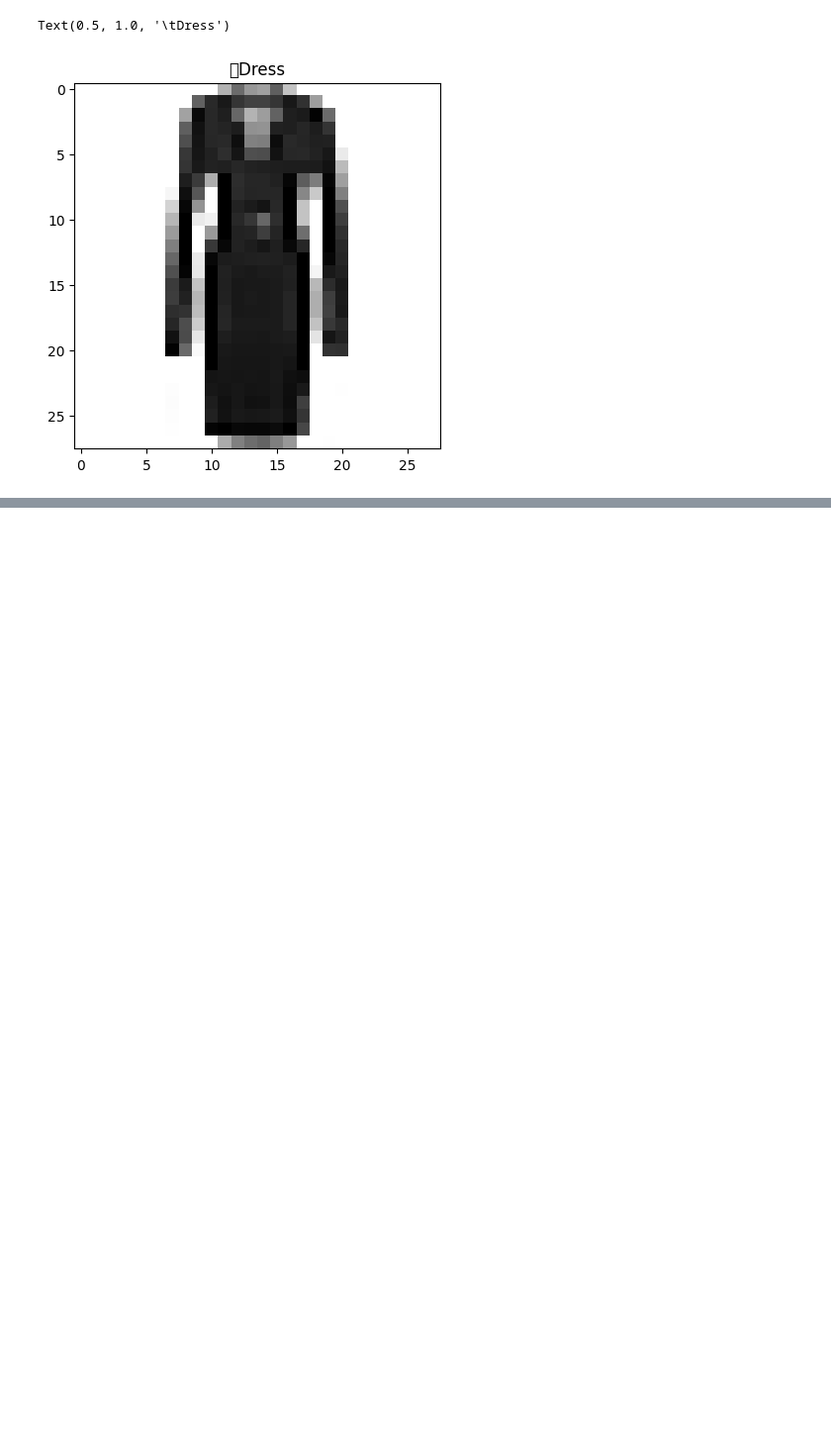
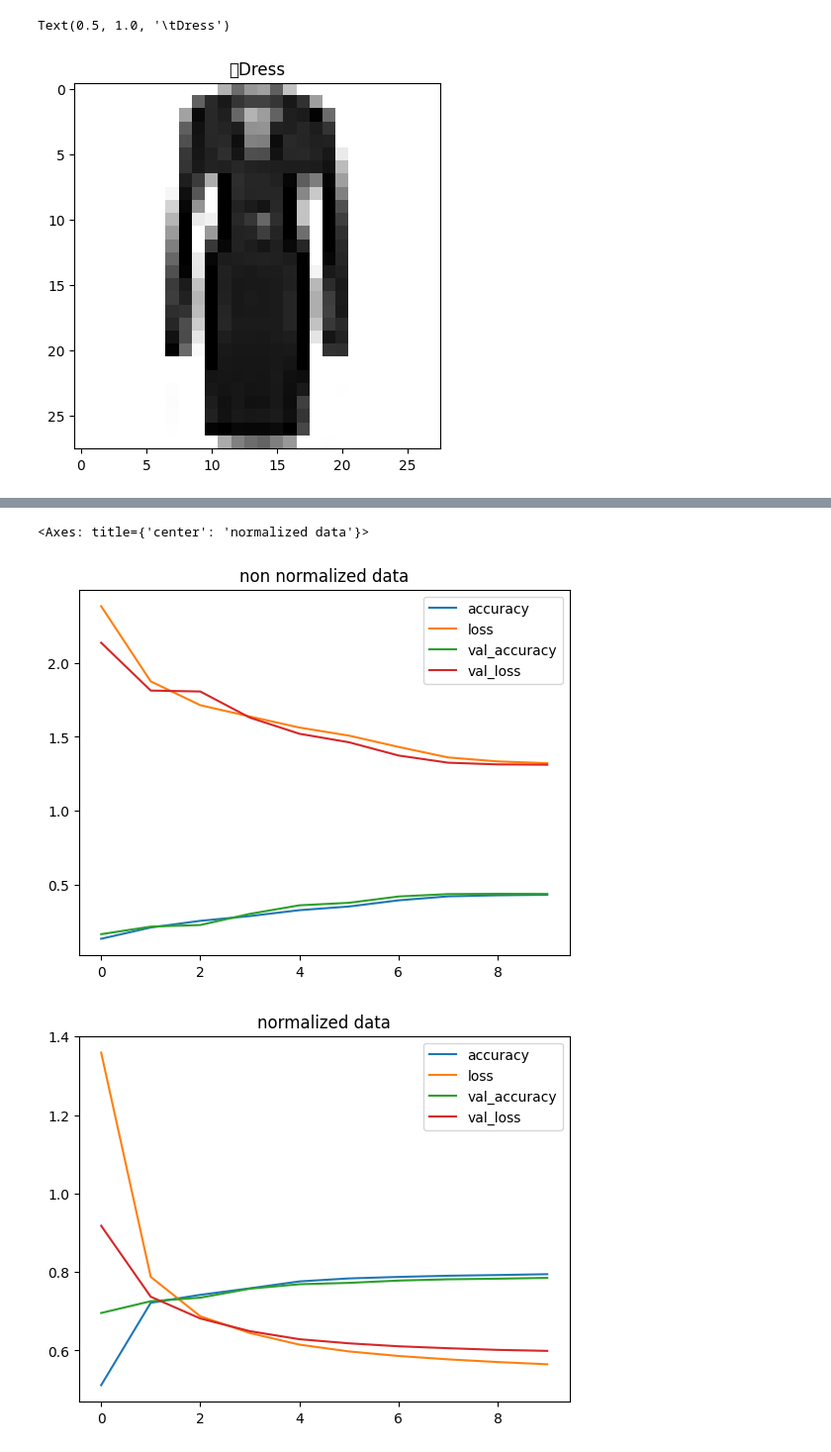
Before and after one commit to RaiUttamRai/Adding-a-file-in-dot-net-core-mvc, a Jupyter notebook: Fashion_mnist(Multiclass_Classificaiton).ipynb, the cells around one changed output, grey strips where cells are left out. Shown at 99% size. Cells and saved outputs as stored; diff of their text form; code cells hidden in the pictures; blank space fills up the shorter version.

```diff
--- a/Fashion_mnist(Multiclass_Classificaiton).ipynb
+++ b/Fashion_mnist(Multiclass_Classificaiton).ipynb
@@ -84,0 +128,7 @@ for i in range(4):
+# %%
+#check the min(),max() values of the training data
+#we can get our training and testing data between 0 and 1 by dividing by the max
+train_data_norm= train_data/255.0
+test_data_norm=test_data/255.0
+#check the min and max values of the scaled training data
+train_data_norm.min(),train_data_norm.max()
@@ -84,0 +137,18 @@ for i in range(4):
+# %%
+#seeds the data
+tf.random.set_seed(42)
+#create a model
+model_1= tf.keras.Sequential([
+    tf.keras.layers.Flatten(input_shape=(28,28)),
+    tf.keras.layers.Dense(4,activation="relu"),
+    tf.keras.layers.Dense(4,activation="relu"),
+    tf.keras.layers.Dense(10,activation=tf.keras.activations.softmax)
+])
+#compile
+model_1.compile(
+    loss=tf.keras.losses.SparseCategoricalCrossentropy(),
+    optimizer=tf.keras.optimizers.Adam(),
+    metrics=["accuracy"]
+)
+#fit the model
+norm_history=model_1.fit(train_data_norm,train_labels,epochs=10,validation_data=(test_data_norm,test_labels))
@@ -84,0 +176,11 @@ for i in range(4):
+# %%
+#comparing normalized and non normalized data
+#non normalized data
+import pandas as pd
+pd.DataFrame(non_norm_history.history).plot(title="non normalized data")
+#nomralized data
+pd.DataFrame(norm_history.history).plot(title="normalized data")
+# %% [output]
+<Axes: title={'center': 'normalized data'}>
+[figure, added]
+[figure, added]
```
Also changed, not shown: parts of 20 cells of this notebook.
